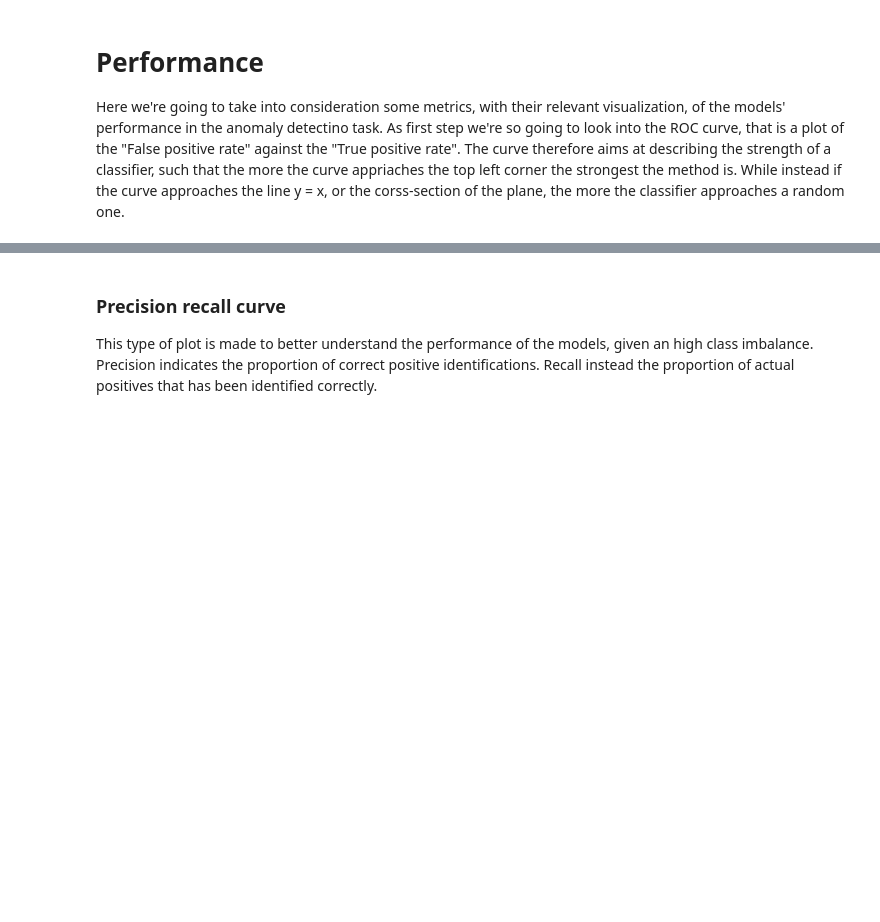
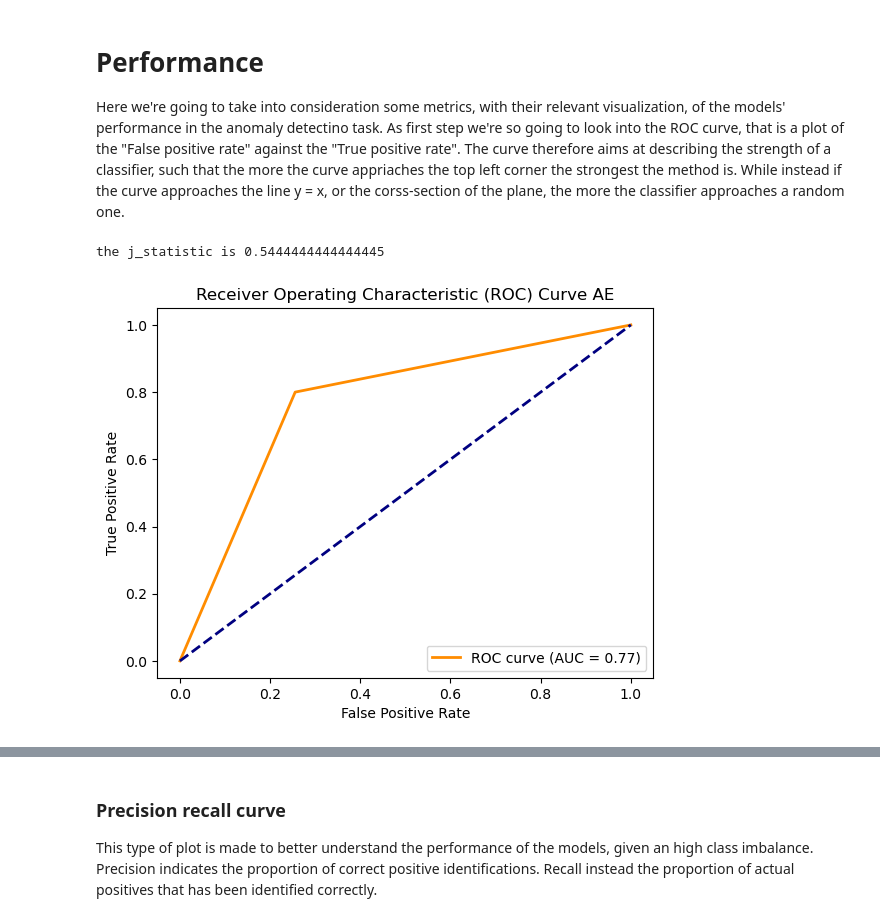
Before and after one commit to togetherthough/Deep-anomaly-detection-for-tracking-experiments-at-LHCb, a Jupyter notebook: notebook.ipynb, the cells around one changed output, grey strips where cells are left out. Drawn from its saved outputs; the diff is of its cells as text; code cells hidden in the pictures; blank space fills up the shorter version.

```diff
--- a/notebook.ipynb
+++ b/notebook.ipynb
@@ -294,5 +378,8 @@ def plot_ROC(y_test, predictions):
     plt.legend(loc="lower right")
     plt.show()
 # %%
-plot_ROC(y_test=y_test, predictions=predictions_ae)
+plot_ROC(y_test=y_test, predictions=predictions_ae, name="AE")
+# %% [output]
+the j_statistic is 0.5444444444444445
+[figure, added]
 # %%
```
Also changed, not shown: parts of 36 cells of this notebook, 5 other files.
